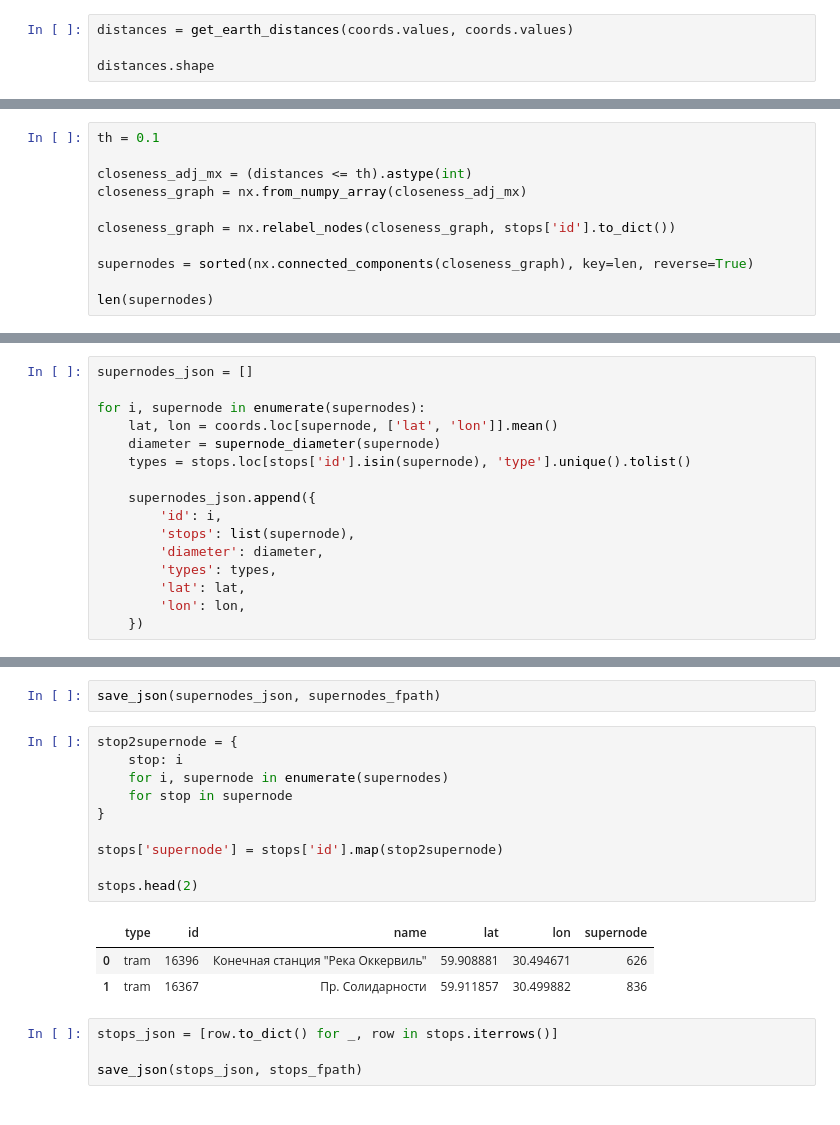
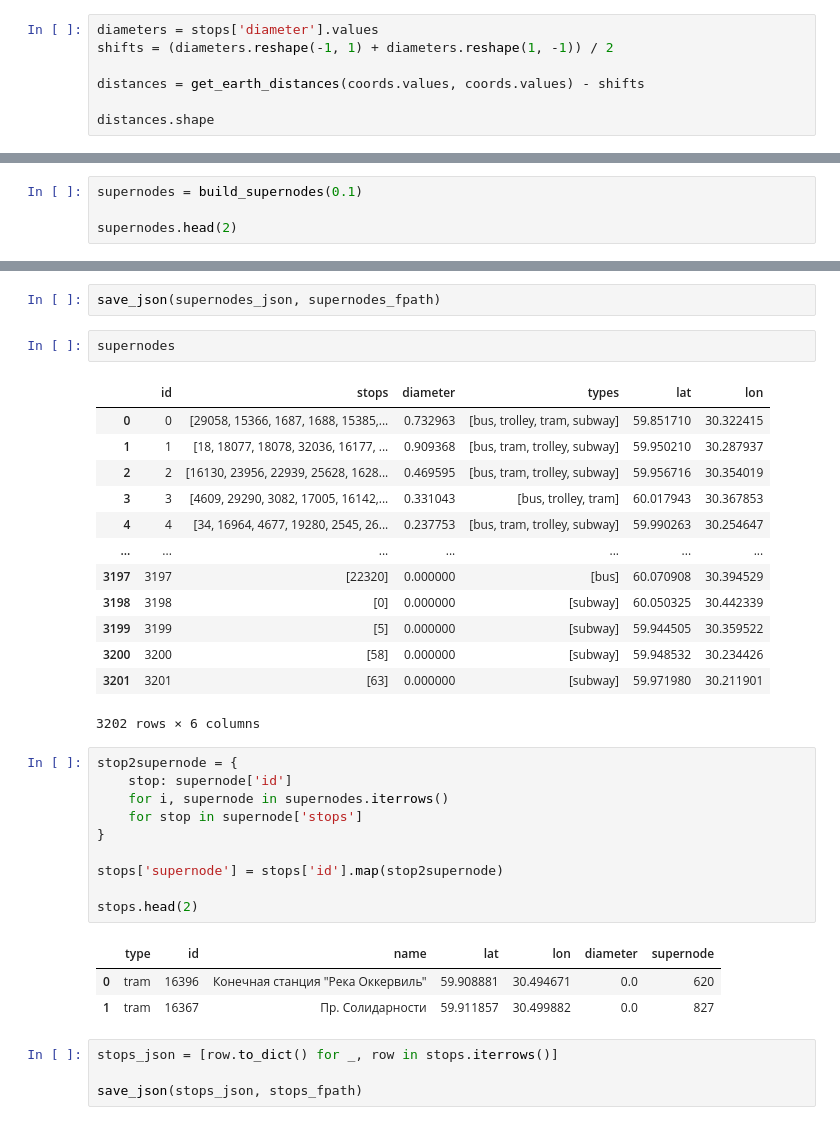
Before and after one commit to AlgoMathITMO/public-transport-network, a Jupyter notebook: pipeline/2_supernodes.ipynb, the cells around one changed output, grey strips where cells are left out. Cells and saved outputs as stored; diff of their text form.

```diff
--- a/pipeline/2_supernodes.ipynb
+++ b/pipeline/2_supernodes.ipynb
@@ -42,7 +49,10 @@ coords.head(2)
 | 16396 | 59.908881 | 30.494671 |
 | 16367 | 59.911857 | 30.499882 |
 # %%
-distances = get_earth_distances(coords.values, coords.values)
+diameters = stops['diameter'].values
+shifts = (diameters.reshape(-1, 1) + diameters.reshape(1, -1)) / 2
+
+distances = get_earth_distances(coords.values, coords.values) - shifts
 
 distances.shape
 # %% [output]
@@ -50,11 +59,0 @@ distances.shape
-# %%
-th = 0.1
-
-closeness_adj_mx = (distances <= th).astype(int)
-closeness_graph = nx.from_numpy_array(closeness_adj_mx)
-
-closeness_graph = nx.relabel_nodes(closeness_graph, stops['id'].to_dict())
-
-supernodes = sorted(nx.connected_components(closeness_graph), key=len, reverse=True)
-
-len(supernodes)
@@ -62,0 +126,4 @@ len(supernodes)
+# %%
+supernodes = build_supernodes(0.1)
+
+supernodes.head(2)
@@ -85,16 +140,0 @@ plt.title('supernode diameters');
-# %%
-supernodes_json = []
-
-for i, supernode in enumerate(supernodes):
-    lat, lon = coords.loc[supernode, ['lat', 'lon']].mean()
-    diameter = supernode_diameter(supernode)
-    types = stops.loc[stops['id'].isin(supernode), 'type'].unique().tolist()
-
-    supernodes_json.append({
-        'id': i,
-        'stops': list(supernode),
-        'diameter': diameter,
-        'types': types,
-        'lat': lat,
-        'lon': lon,
-    })
@@ -101,19 +168,35 @@ for i, supernode in enumerate(supernodes):
 # %%
 save_json(supernodes_json, supernodes_fpath)
+# %%
+supernodes
+# %% [output]
+|  | id | stops | diameter | types | lat | lon |
+| 0 | 0 | [29058, 15366, 1687, 1688, 15385,... | 0.732963 | [bus, trolley, tram, subway] | 59.851710 | 30.322415 |
+| 1 | 1 | [18, 18077, 18078, 32036, 16177, ... | 0.909368 | [bus, tram, trolley, subway] | 59.950210 | 30.287937 |
+| 2 | 2 | [16130, 23956, 22939, 25628, 1628... | 0.469595 | [bus, tram, trolley, subway] | 59.956716 | 30.354019 |
+| 3 | 3 | [4609, 29290, 3082, 17005, 16142,... | 0.331043 | [bus, trolley, tram] | 60.017943 | 30.367853 |
+| 4 | 4 | [34, 16964, 4677, 19280, 2545, 26... | 0.237753 | [bus, tram, trolley, subway] | 59.990263 | 30.254647 |
+| ... | ... | ... | ... | ... | ... | ... |
+| 3197 | 3197 | [22320] | 0.000000 | [bus] | 60.070908 | 30.394529 |
+| 3198 | 3198 | [0] | 0.000000 | [subway] | 60.050325 | 30.442339 |
+| 3199 | 3199 | [5] | 0.000000 | [subway] | 59.944505 | 30.359522 |
+| 3200 | 3200 | [58] | 0.000000 | [subway] | 59.948532 | 30.234426 |
+| 3201 | 3201 | [63] | 0.000000 | [subway] | 59.971980 | 30.211901 |
+3202 rows × 6 columns
 # %%
 stop2supernode = {
-    stop: i
-    for i, supernode in enumerate(supernodes)
-    for stop in supernode
+    stop: supernode['id']
+    for i, supernode in supernodes.iterrows()
+    for stop in supernode['stops']
 }
 
 stops['supernode'] = stops['id'].map(stop2supernode)
 
 stops.head(2)
 # %% [output]
-|  | type | id | name | lat | lon | supernode |
-| 0 | tram | 16396 | Конечная станция "Река Оккервиль" | 59.908881 | 30.494671 | 626 |
-| 1 | tram | 16367 | Пр. Солидарности | 59.911857 | 30.499882 | 836 |
+|  | type | id | name | lat | lon | diameter | supernode |
+| 0 | tram | 16396 | Конечная станция "Река Оккервиль" | 59.908881 | 30.494671 | 0.0 | 620 |
+| 1 | tram | 16367 | Пр. Солидарности | 59.911857 | 30.499882 | 0.0 | 827 |
 # %%
 stops_json = [row.to_dict() for _, row in stops.iterrows()]
 
```
Also changed, not shown: parts of 17 cells of this notebook, 25 other files.
